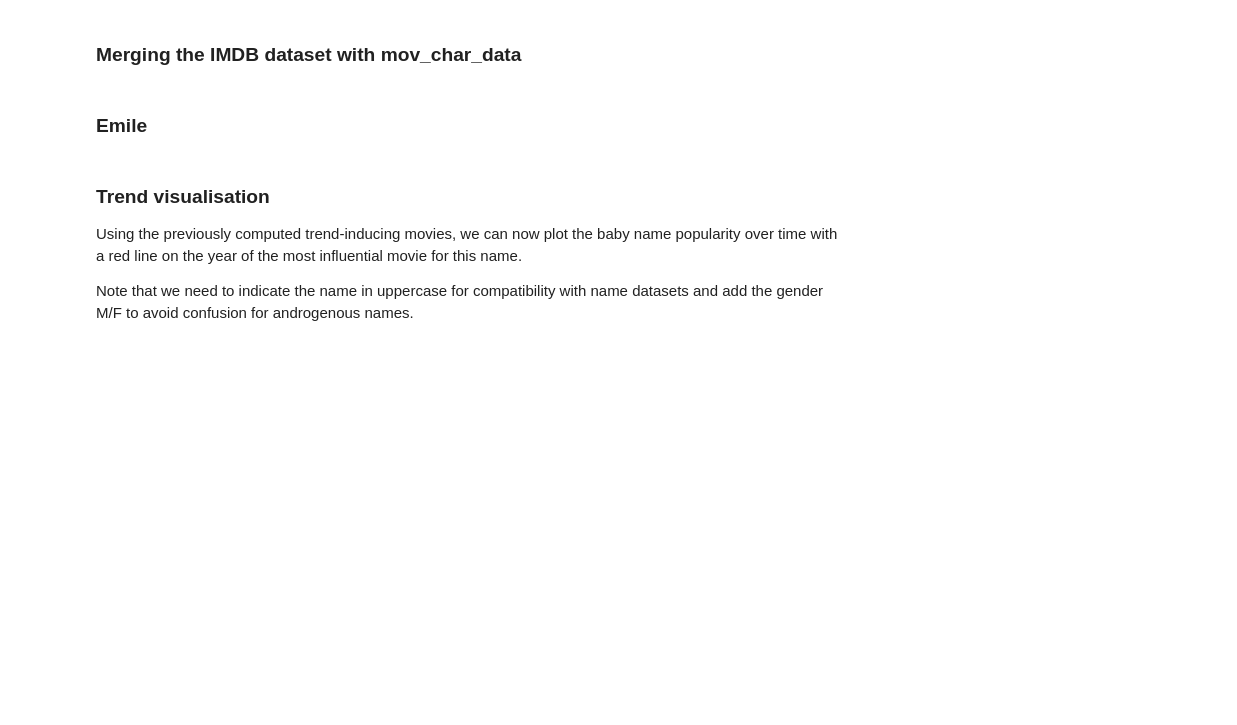
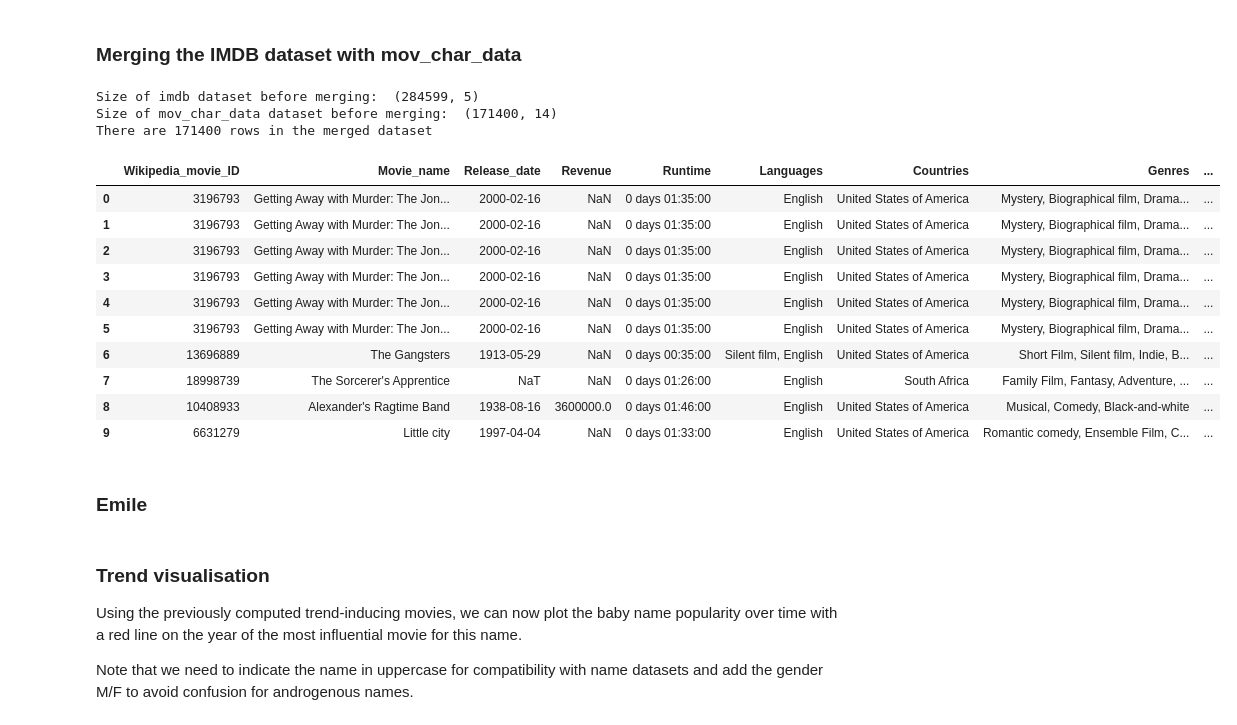
Before and after one commit to epfl-ada/ada-2024-project-dondata2025, a Jupyter notebook: Pauline.ipynb, the cells around one changed output. Cells and saved outputs as stored; diff of their text form; code cells hidden in the pictures; blank space fills up the shorter version.

```diff
--- a/Pauline.ipynb
+++ b/Pauline.ipynb
@@ -243,8 +240,46 @@ aggregated_imdb.sort_values('totalVotes', ascending=False).head(10)
 ### Merging the IMDB dataset with mov_char_data
 # %%
 # Merging the IMDB votes and rating with the dataset of movie names
-merge_with_rating = merge_with_characters(aggregated_imdb, mov_char_data)
-merge_with_rating.head(10)
+def merge_imdb_and_dataset(imdb_df, characters_df, datapath):
+    """
+    Function to merge the imdb data with the characters data
+    :param imdb_df: DataFrame
+    :param characters_df: DataFrame
+    :return: DataFrame
+    """
+    print("Size of imdb dataset before merging: ", imdb_df.shape)
+    print("Size of mov_char_data dataset before merging: ", characters_df.shape)
+    char_rating = characters_df.merge(
+        imdb_df,
+        left_on='Movie_name',
+        right_on='primaryTitle',
+        how='left'
+    )
+    char_rating = char_rating.drop_duplicates()
+
+    # save in a new csv file
+    char_rating.to_csv(f'{datapath}/merged_imdb_mov_char.csv', index=False)
+
+    print(f"There are {char_rating.shape[0]} rows in the merged dataset")
+    return char_rating
+
+expanded_df = merge_imdb_and_dataset(imdb_votes, mov_char_data, "data/raw/imdb")
+expanded_df.head(10)
+# %% [output]
+Size of imdb dataset before merging:  (284599, 5)
+Size of mov_char_data dataset before merging:  (171400, 14)
+There are 171400 rows in the merged dataset
+|  | Wikipedia_movie_ID | Movie_name | Release_date | Revenue | Runtime | Languages | Countries | Genres | ... |
+| 0 | 3196793 | Getting Away with Murder: The Jon... | 2000-02-16 | NaN | 0 days 01:35:00 | English | United States of America | Mystery, Biographical film, Drama... | ... |
+| 1 | 3196793 | Getting Away with Murder: The Jon... | 2000-02-16 | NaN | 0 days 01:35:00 | English | United States of America | Mystery, Biographical film, Drama... | ... |
+| 2 | 3196793 | Getting Away with Murder: The Jon... | 2000-02-16 | NaN | 0 days 01:35:00 | English | United States of America | Mystery, Biographical film, Drama... | ... |
+| 3 | 3196793 | Getting Away with Murder: The Jon... | 2000-02-16 | NaN | 0 days 01:35:00 | English | United States of America | Mystery, Biographical film, Drama... | ... |
+| 4 | 3196793 | Getting Away with Murder: The Jon... | 2000-02-16 | NaN | 0 days 01:35:00 | English | United States of America | Mystery, Biographical film, Drama... | ... |
+| 5 | 3196793 | Getting Away with Murder: The Jon... | 2000-02-16 | NaN | 0 days 01:35:00 | English | United States of America | Mystery, Biographical film, Drama... | ... |
+| 6 | 13696889 | The Gangsters | 1913-05-29 | NaN | 0 days 00:35:00 | Silent film, English | United States of America | Short Film, Silent film, Indie, B... | ... |
+| 7 | 18998739 | The Sorcerer's Apprentice | NaT | NaN | 0 days 01:26:00 | English | South Africa | Family Film, Fantasy, Adventure, ... | ... |
+| 8 | 10408933 | Alexander's Ragtime Band | 1938-08-16 | 3600000.0 | 0 days 01:46:00 | English | United States of America | Musical, Comedy, Black-and-white | ... |
+| 9 | 6631279 | Little city | 1997-04-04 | NaN | 0 days 01:33:00 | English | United States of America | Romantic comedy, Ensemble Film, C... | ... |
 # %%
 # make a new dataframe from mov_char_data with only the Movie_name
 movie_name_df = mov_char_data[["Movie_name","Wikipedia_movie_ID"]]
```
Also changed, not shown: parts of 31 cells of this notebook, 1 other file.
